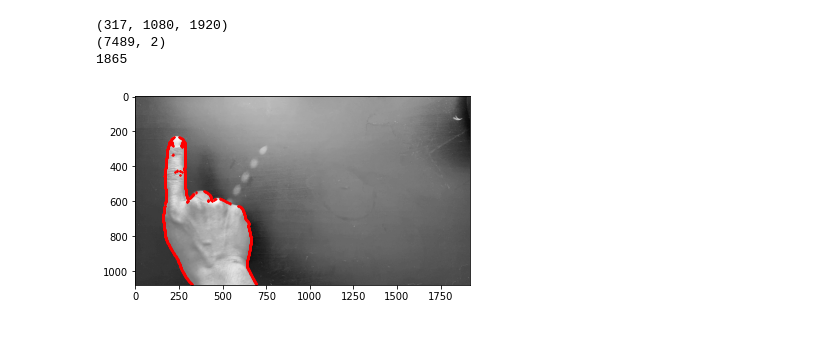
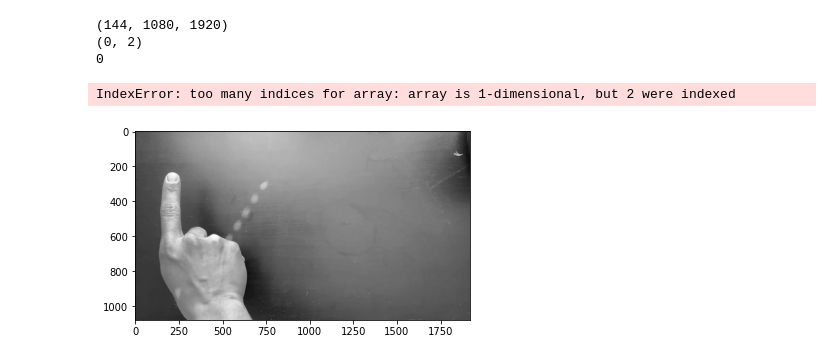
Before and after one commit to evanhuang117/cse5524-project, a Jupyter notebook: mspaint2.0/tracker/driver.ipynb, the cells around one changed output. Cells and saved outputs as stored; diff of their text form; code cells hidden in the pictures.

```diff
--- a/mspaint2.0/tracker/driver.ipynb
+++ b/mspaint2.0/tracker/driver.ipynb
@@ -1,24 +1,25 @@
 # %%
 import skvideo.io
 import matplotlib.pyplot as plt
 from tracker import Tracker
 from IPython import display
 import time
 from matplotlib import animation
 import numpy as np
 %load_ext autoreload
 %autoreload 2
 
-video = np.squeeze(skvideo.utils.rgb2gray(skvideo.io.vread('../../data/up_move_right.mp4'))/255)
+video = np.squeeze(skvideo.utils.rgb2gray(skvideo.io.vread('C:\\Users\\Jaiydev Gupta\\Documents\\5524 project\\cse5524-project\\data\\up_move_right_little.mp4'))/255)
 
 print(video.shape)
 
 vectors = [t for t in Tracker(video, threshold=0.1, region_size=15)]
 # %% [output]
-(317, 1080, 1920)
-(7489, 2)
-1865
+(144, 1080, 1920)
+(0, 2)
+0
+IndexError: too many indices for array: array is 1-dimensional, but 2 were indexed
-[figure, old version]
+[figure, new version]
 # %%
 %%capture profile_results
 import cProfile
```
Also changed, not shown: parts of 3 cells of this notebook, 6 other files.
